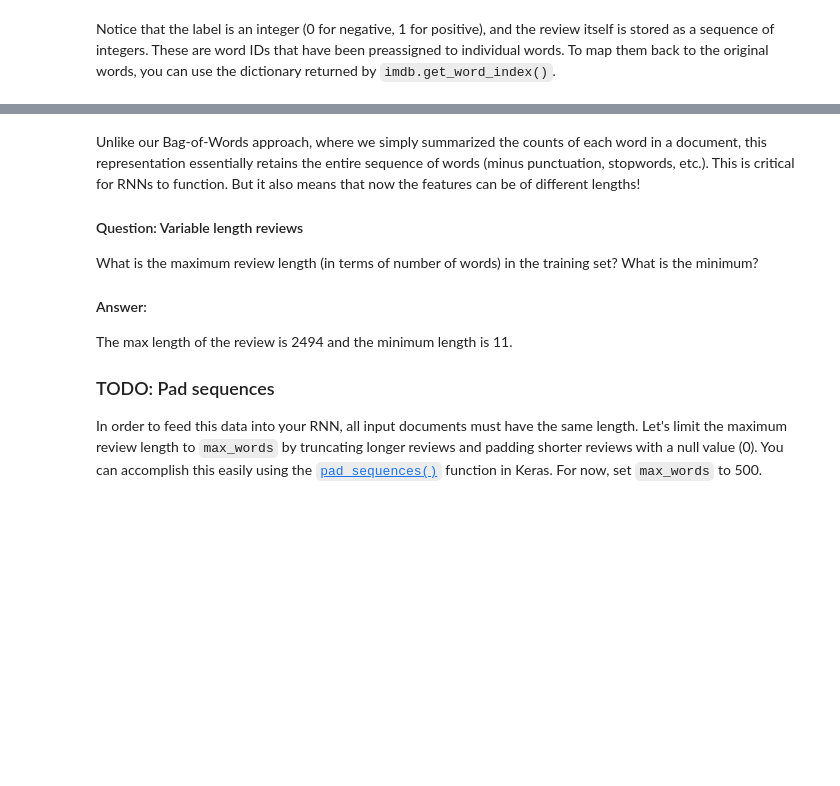
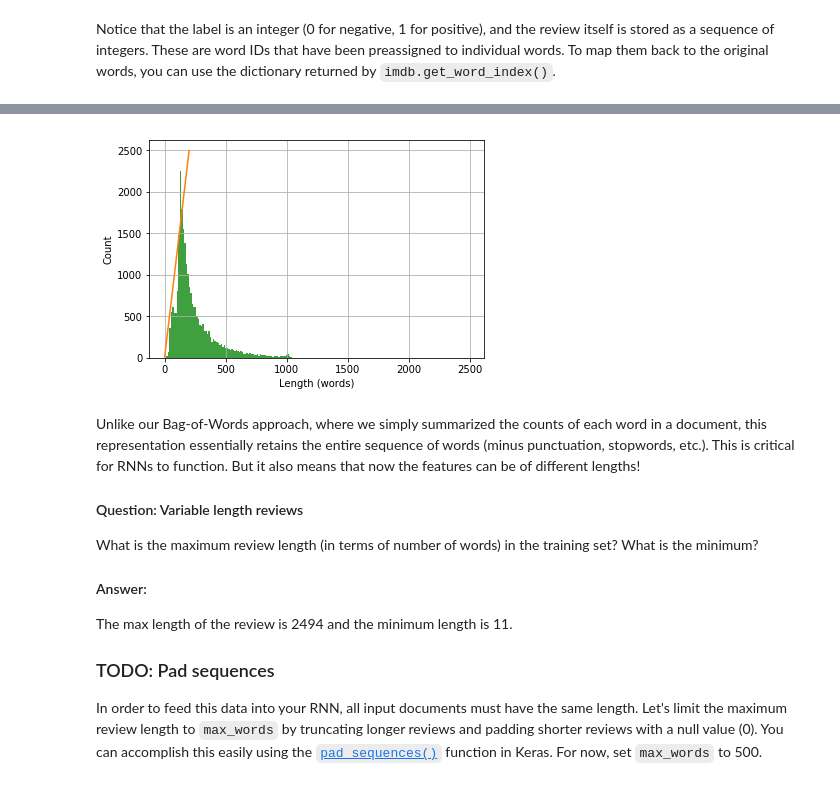
Before and after one commit to baek-jinoo/AIND-NLP, a Jupyter notebook: sentiment_analysis.ipynb, the cells around one changed output, grey strips where cells are left out. Drawn from its saved outputs; the diff is of its cells as text; code cells hidden in the pictures; blank space fills up the shorter version.

```diff
--- a/sentiment_analysis.ipynb
+++ b/sentiment_analysis.ipynb
@@ -669,17 +668,19 @@ print("min length is:", min_length)
 # %%
 import matplotlib.pyplot as plt
 %matplotlib inline
 
-n, bins, patches = plt.hist(X_train, 50, normed=1, facecolor='green', alpha=0.75)
-l = plt.plot(bins, y, 'r--', linewidth=1)
+lengths = [len(x) for x in X_train]
+n, bins, patches = plt.hist(lengths, 200, facecolor='green', alpha=0.75)
+l = plt.plot(bins)
 
 # plt.xlabel('Smarts')
-# plt.ylabel('Probability')
-# plt.title(r'$\mathrm{Histogram\ of\ IQ:}\ \mu=100,\ \sigma=15$')
-# plt.axis([40, 160, 0, 0.03])
+plt.xlabel('Length (words)')
+plt.ylabel('Count')
 plt.grid(True)
 
 plt.show()
+# %% [output]
+[figure, added]
 # %% [markdown]
 Unlike our Bag-of-Words approach, where we simply summarized the counts of each word in a document, this representation essentially retains the entire sequence of words (minus punctuation, stopwords, etc.). This is critical for RNNs to function. But it also means that now the features can be of different lengths!
 
```
Also changed, not shown: parts of 5 cells of this notebook.
